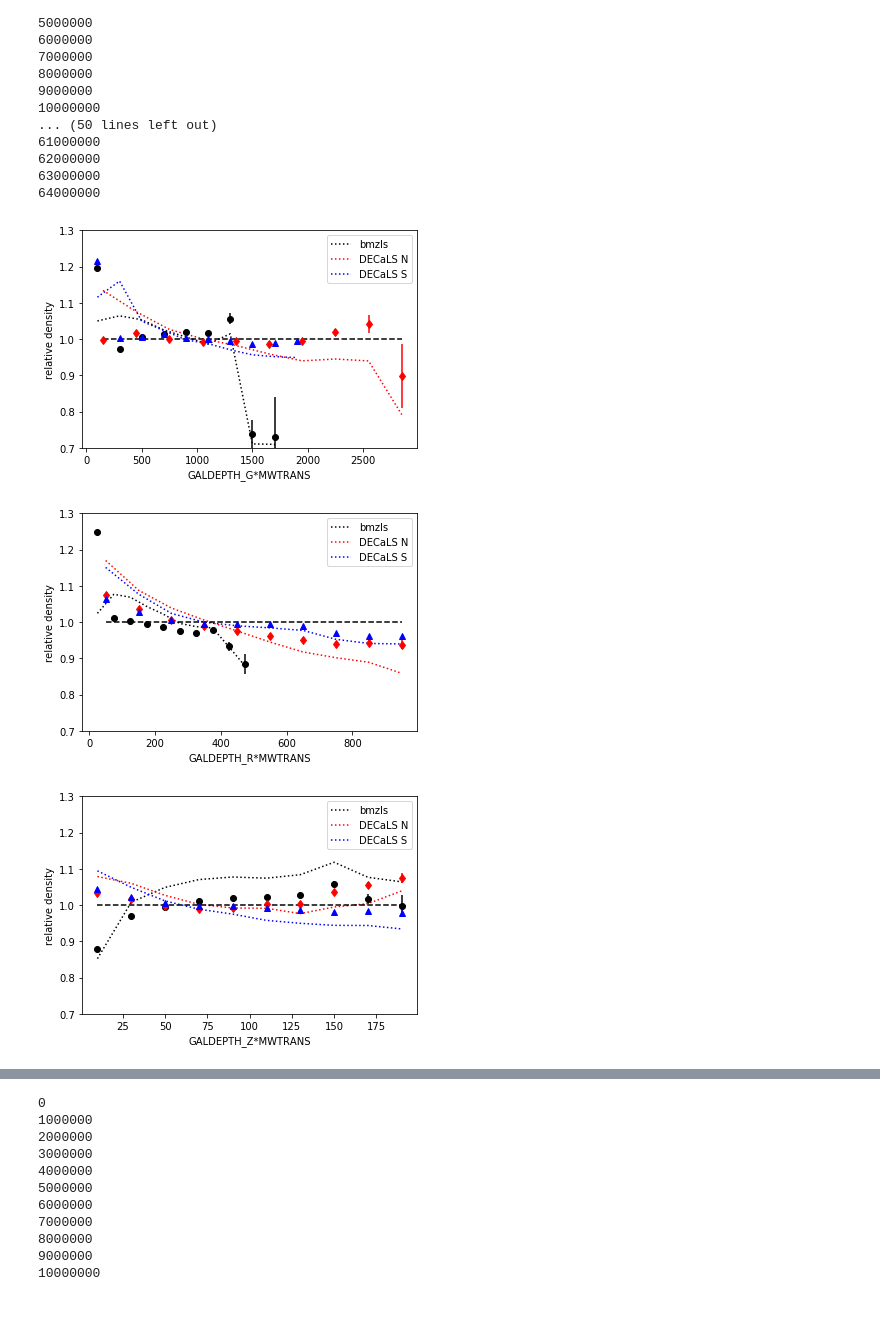
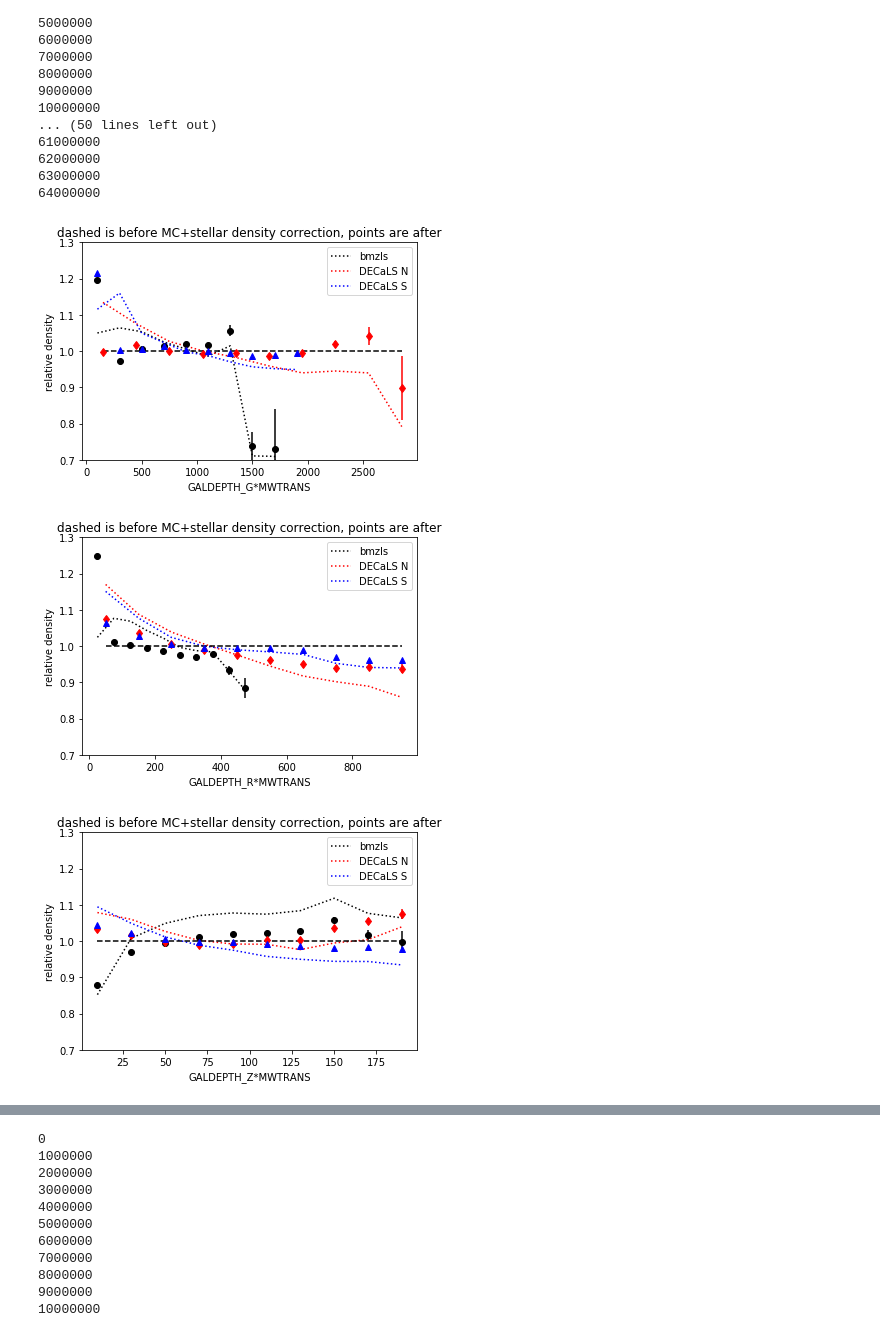
Before and after one commit to desihub/LSS, a Jupyter notebook: Sandbox/ELGgalforeground.ipynb, the cells around one changed output, grey strips where cells are left out. Cells and saved outputs as stored; diff of their text form; code cells hidden in the pictures.

```diff
--- a/Sandbox/ELGgalforeground.ipynb
+++ b/Sandbox/ELGgalforeground.ipynb
@@ -76,15 +79,20 @@ rpix = hp.ang2pix(nside,rth,rphi,nest=nest)
 # %%
 #let's define split into bmzls, DECaLS North, DECaLS South (Anand has tools to make distinct DES region as well)
 #one function to do directly, the other just for the indices
+
+print(np.unique(felg['PHOTSYS']))
+#bmzls = b'N' #if in desi environment
+bmzls = 'N' #if in Python 3; why the difference? Maybe version of fitsio?
+
 def splitcat(cat):
-    NN = cat['PHOTSYS'] == b'N'
-    d1 = (cat['PHOTSYS'] != b'N') & (cat['RA'] < 300) & (cat['RA'] > 100) & (cat['DEC'] > -20)
+    NN = cat['PHOTSYS'] == bmzls
+    d1 = (cat['PHOTSYS'] != bmzls) & (cat['RA'] < 300) & (cat['RA'] > 100) & (cat['DEC'] > -20)
     d2 = (d1==0) & (NN ==0) & (cat['DEC'] > -30)
     return cat[NN],cat[d1],cat[d2]
 
 def splitcat_ind(cat):
-    NN = cat['PHOTSYS'] == b'N'
-    d1 = (cat['PHOTSYS'] != b'N') & (cat['RA'] < 300) & (cat['RA'] > 100) & (cat['DEC'] > -20)
+    NN = cat['PHOTSYS'] == bmzls
+    d1 = (cat['PHOTSYS'] != bmzls) & (cat['RA'] < 300) & (cat['RA'] > 100) & (cat['DEC'] > -20)
     d2 = (d1==0) & (NN ==0) & (cat['DEC'] > -30)
     return NN,d1,d2
 # %%
@@ -437,28 +451,29 @@ hrn3 = np.histogram(relg[rdsl]['GALDEPTH_G']*np.exp(-3.214*relg[rdsl]['EBV']),bi
 # %%
 xl1 = []
 xl2 = []
 xl3 = []
 for i in range(0,len(hg1[0])):
     xl1.append((hg1[1][i]+hg1[1][i+1])/2.)
     xl2.append((hg2[1][i]+hg2[1][i+1])/2.)
     xl3.append((hg3[1][i]+hg3[1][i+1])/2.)
 norm1 = sum(hg1[0])/sum(hr1[0])
 plt.errorbar(xl1,hg1[0]/hr1[0]/norm1,np.sqrt(hg1[0])/hr1[0],fmt='ko')
 plt.plot(xl1,hgn1[0]/hrn1[0]/norm1,'k:')
 norm2 = sum(hg2[0])/sum(hr2[0])
 plt.errorbar(xl2,hg2[0]/hr2[0]/norm2,np.sqrt(hg2[0])/hr2[0],fmt='rd')
 plt.plot(xl2,hgn2[0]/hrn2[0]/norm2,'r:')
 norm3 = sum(hg3[0])/sum(hr3[0])
 plt.errorbar(xl3,hg3[0]/hr3[0]/norm3,np.sqrt(hg3[0])/hr3[0],fmt='b^')
 plt.plot(xl3,hgn3[0]/hrn3[0]/norm1,'b:')
 plt.ylim(.7,1.3)
 plt.xlabel('GALDEPTH_G*MWTRANS')
 plt.ylabel('relative density')
 plt.legend((['bmzls','DECaLS N','DECaLS S']))
 plt.plot(xl2,np.ones(len(xl2)),'k--')
+plt.title('dashed is before MC+stellar density correction, points are after')
 plt.show()
 # %% [output]
-[figure, old version]
+[figure, new version]
 # %%
 #bmzls
 slp = -0.2/4000.
@@ -503,9 +518,10 @@ plt.xlabel('GALDEPTH_R*MWTRANS')
 plt.ylabel('relative density')
 plt.legend((['bmzls','DECaLS N','DECaLS S']))
 plt.plot(xl2,np.ones(len(xl2)),'k--')
+plt.title('dashed is before MC+stellar density correction, points are after')
 plt.show()
 # %% [output]
-[figure, old version]
+[figure, new version]
 # %%
 #bmzls
 slp = -0.2/4000.
@@ -550,9 +566,10 @@ plt.xlabel('GALDEPTH_Z*MWTRANS')
 plt.ylabel('relative density')
 plt.legend((['bmzls','DECaLS N','DECaLS S']))
 plt.plot(xl2,np.ones(len(xl2)),'k--')
+plt.title('dashed is before MC+stellar density correction, points are after')
 plt.show()
 # %% [output]
-[figure, old version]
+[figure, new version]
 # %%
 #bmzls
 slp = -0.2/4000.
```
Also changed, not shown: parts of 38 cells of this notebook, 1 other file.
